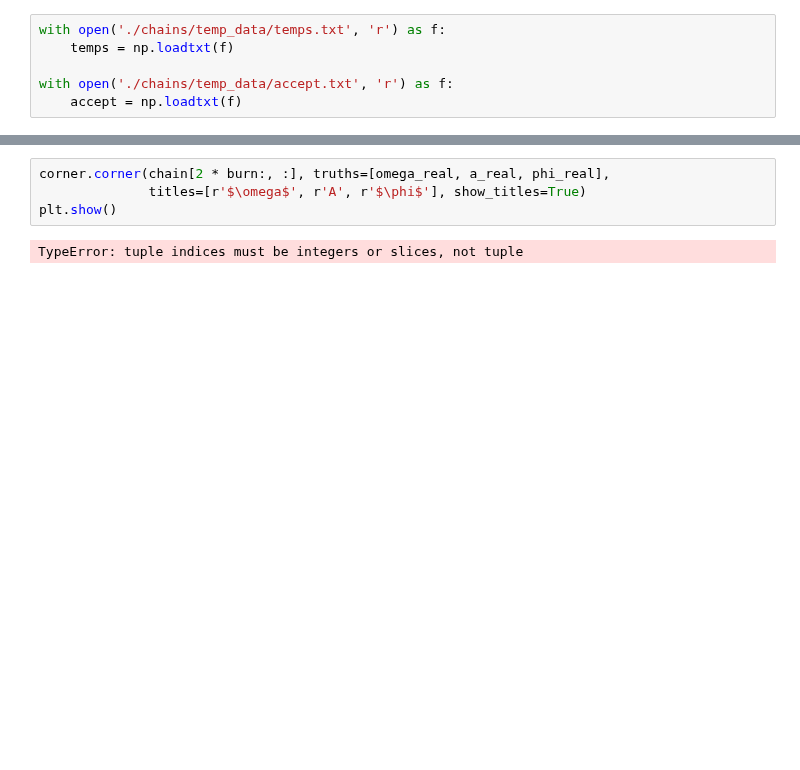
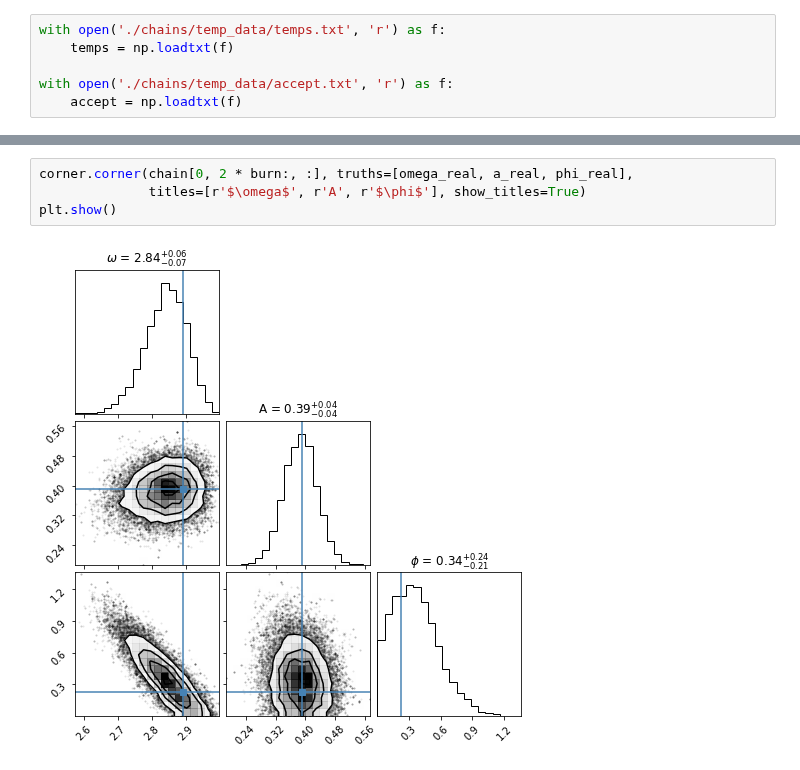
Before and after one commit to AaronDJohnson/impulse_mcmc, a Jupyter notebook: examples/test.ipynb, the cells around one changed output, grey strips where cells are left out. Saved outputs shown, nothing was run; the diff lists cells and outputs as text; blank space fills up the shorter version.

```diff
--- a/examples/test.ipynb
+++ b/examples/test.ipynb
@@ -95,9 +84,9 @@ plt.plot(x, a_real * np.sin(omega_real * x + phi_real), color='black')
 # %%
-corner.corner(chain[2 * burn:, :], truths=[omega_real, a_real, phi_real],
+corner.corner(chain[0, 2 * burn:, :], truths=[omega_real, a_real, phi_real],
               titles=[r'$\omega$', r'A', r'$\phi$'], show_titles=True)
 plt.show()
 # %% [output]
-TypeError: tuple indices must be integers or slices, not tuple
+[figure, added]
 # %%
 print(omega_real, a_real, phi_real)
 print(omega, a, phi)
```
Also changed, not shown: parts of 15 cells of this notebook, 2 other files.
